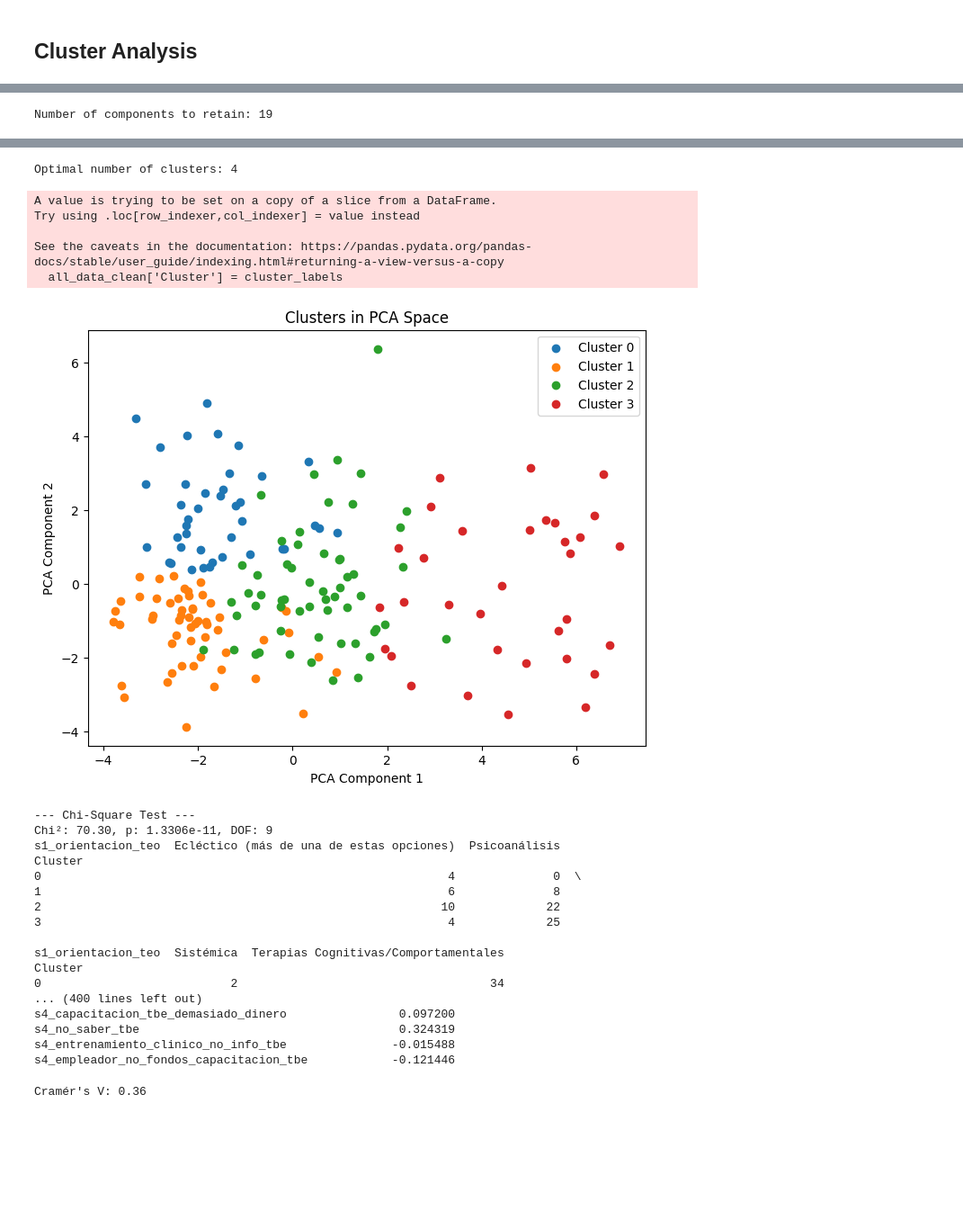
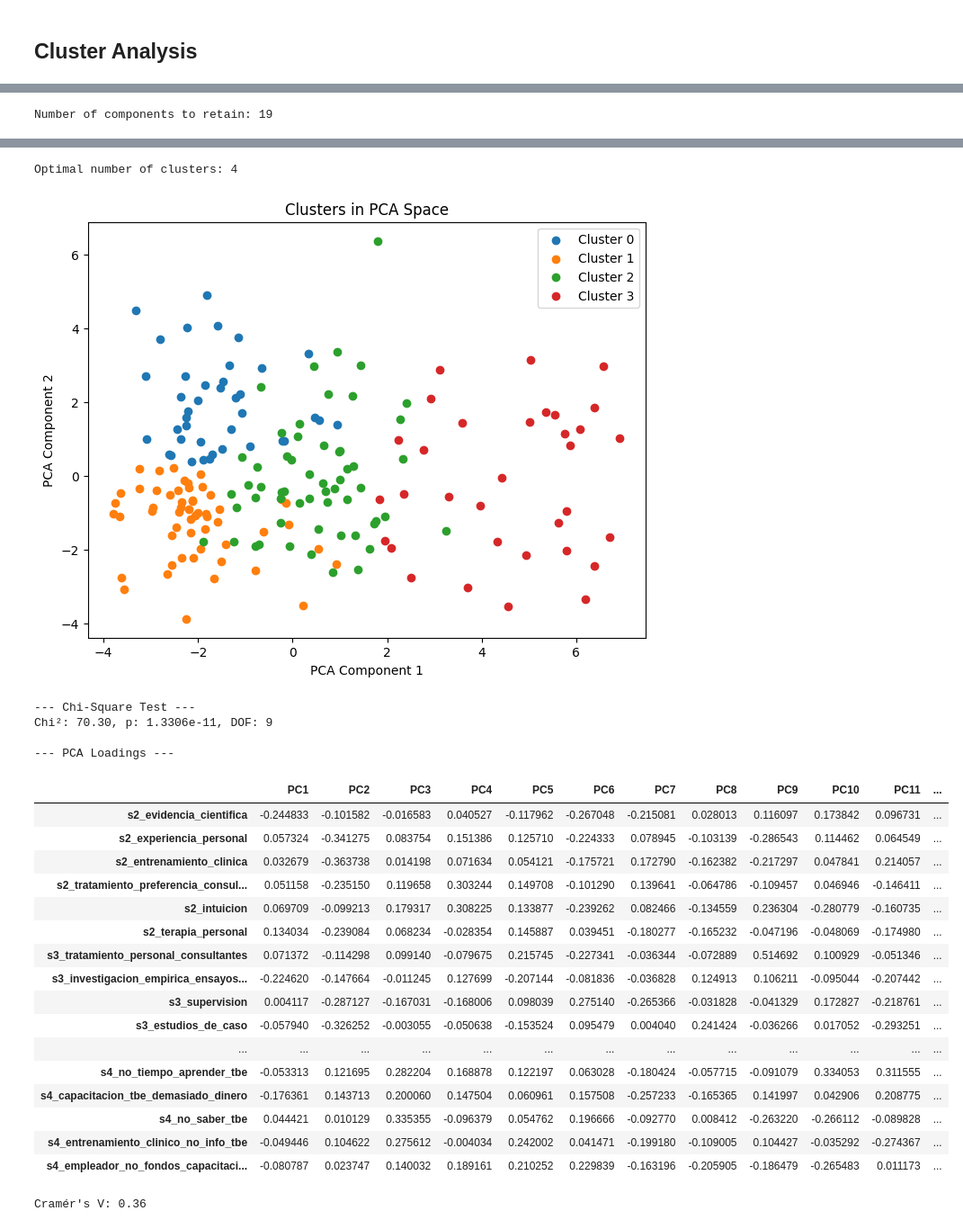
Before and after one commit to Nicobruno92/Psy_ResearchAttitudes, a Jupyter notebook: notebooks/analysis/cluster_analysis.ipynb, the cells around one changed output, grey strips where cells are left out. Shown at 90% size. Cells and saved outputs as stored; diff of their text form; code cells hidden in the pictures; blank space fills up the shorter version.

```diff
--- a/notebooks/analysis/cluster_analysis.ipynb
+++ b/notebooks/analysis/cluster_analysis.ipynb
@@ -76,6 +76,9 @@ target = all_data_clean['s1_orientacion_teo']
 from sklearn.preprocessing import StandardScaler
 from sklearn.metrics import silhouette_score
 from kneed import KneeLocator
+
+# Set random seed for reproducibility
+np.random.seed(42)
 
 # Standardize the features before PCA
 scaler = StandardScaler()
@@ -133,57 +136,56 @@ cluster_labels = kmeans.fit_predict(pca_reduced_data)
 all_data_clean['Cluster'] = cluster_labels
 
 # Visualize clusters in 2D PCA space
 plt.figure(figsize=(8, 6))
 for cluster in np.unique(cluster_labels):
     plt.scatter(pca_reduced_data[cluster_labels == cluster, 0],
                 pca_reduced_data[cluster_labels == cluster, 1],
                 label=f'Cluster {cluster}')
 plt.title('Clusters in PCA Space')
 plt.xlabel('PCA Component 1')
 plt.ylabel('PCA Component 2')
 plt.legend()
 plt.show()
 
 # Chi-Square Test
 cross_tab = pd.crosstab(all_data_clean['Cluster'], all_data_clean['s1_orientacion_teo'])
 chi2, p, dof, expected = chi2_contingency(cross_tab)
 print("\n--- Chi-Square Test ---")
 print(f"Chi²: {chi2:.2f}, p: {p:.4e}, DOF: {dof}")
-print(cross_tab)
+cross_tab
 
 # PCA Loadings
 loadings = pd.DataFrame(pca.components_.T, index=features.columns,
                         columns=[f'PC{i+1}' for i in range(n_components)])
 print("\n--- PCA Loadings ---")
-print(loadings)
+loadings
 # %% [output]
 [figure]
 Number of components to retain: 19
 [figure]
 Optimal number of clusters: 4
+[figure]
-A value is trying to be set on a copy of a slice from a DataFrame.
-Try using .loc[row_indexer,col_indexer] = value instead
+--- Chi-Square Test ---
+Chi²: 70.30, p: 1.3306e-11, DOF: 9
 
-See the caveats in the documentation: https://pandas.pydata.org/pandas-docs/stable/user_guide/indexing.html#returning-a-view-versus-a-copy
-  all_data_clean['Cluster'] = cluster_labels
+--- PCA Loadings ---
-[figure]
---- Chi-Square Test ---
-Chi²: 70.30, p: 1.3306e-11, DOF: 9
-s1_orientacion_teo  Ecléctico (más de una de estas opciones)  Psicoanálisis
-Cluster
-0                                                          4              0  \
-1                                                          6              8
-2                                                         10             22
-3                                                          4             25
-
-s1_orientacion_teo  Sistémica  Terapias Cognitivas/Comportamentales
-Cluster
-0                           2                                    34
-... (400 lines left out)
-s4_capacitacion_tbe_demasiado_dinero                0.097200
-s4_no_saber_tbe                                     0.324319
-s4_entrenamiento_clinico_no_info_tbe               -0.015488
-s4_empleador_no_fondos_capacitacion_tbe            -0.121446
+|  | PC1 | PC2 | PC3 | PC4 | PC5 | PC6 | PC7 | PC8 | PC9 | PC10 | PC11 | ... |
+| s2_evidencia_cientifica | -0.244833 | -0.101582 | -0.016583 | 0.040527 | -0.117962 | -0.267048 | -0.215081 | 0.028013 | 0.116097 | 0.173842 | 0.096731 | ... |
+| s2_experiencia_personal | 0.057324 | -0.341275 | 0.083754 | 0.151386 | 0.125710 | -0.224333 | 0.078945 | -0.103139 | -0.286543 | 0.114462 | 0.064549 | ... |
+| s2_entrenamiento_clinica | 0.032679 | -0.363738 | 0.014198 | 0.071634 | 0.054121 | -0.175721 | 0.172790 | -0.162382 | -0.217297 | 0.047841 | 0.214057 | ... |
+| s2_tratamiento_preferencia_consul... | 0.051158 | -0.235150 | 0.119658 | 0.303244 | 0.149708 | -0.101290 | 0.139641 | -0.064786 | -0.109457 | 0.046946 | -0.146411 | ... |
+| s2_intuicion | 0.069709 | -0.099213 | 0.179317 | 0.308225 | 0.133877 | -0.239262 | 0.082466 | -0.134559 | 0.236304 | -0.280779 | -0.160735 | ... |
+| s2_terapia_personal | 0.134034 | -0.239084 | 0.068234 | -0.028354 | 0.145887 | 0.039451 | -0.180277 | -0.165232 | -0.047196 | -0.048069 | -0.174980 | ... |
+| s3_tratamiento_personal_consultantes | 0.071372 | -0.114298 | 0.099140 | -0.079675 | 0.215745 | -0.227341 | -0.036344 | -0.072889 | 0.514692 | 0.100929 | -0.051346 | ... |
+| s3_investigacion_empirica_ensayos... | -0.224620 | -0.147664 | -0.011245 | 0.127699 | -0.207144 | -0.081836 | -0.036828 | 0.124913 | 0.106211 | -0.095044 | -0.207442 | ... |
+| s3_supervision | 0.004117 | -0.287127 | -0.167031 | -0.168006 | 0.098039 | 0.275140 | -0.265366 | -0.031828 | -0.041329 | 0.172827 | -0.218761 | ... |
+| s3_estudios_de_caso | -0.057940 | -0.326252 | -0.003055 | -0.050638 | -0.153524 | 0.095479 | 0.004040 | 0.241424 | -0.036266 | 0.017052 | -0.293251 | ... |
+| ... | ... | ... | ... | ... | ... | ... | ... | ... | ... | ... | ... | ... |
+| s4_no_tiempo_aprender_tbe | -0.053313 | 0.121695 | 0.282204 | 0.168878 | 0.122197 | 0.063028 | -0.180424 | -0.057715 | -0.091079 | 0.334053 | 0.311555 | ... |
+| s4_capacitacion_tbe_demasiado_dinero | -0.176361 | 0.143713 | 0.200060 | 0.147504 | 0.060961 | 0.157508 | -0.257233 | -0.165365 | 0.141997 | 0.042906 | 0.208775 | ... |
+| s4_no_saber_tbe | 0.044421 | 0.010129 | 0.335355 | -0.096379 | 0.054762 | 0.196666 | -0.092770 | 0.008412 | -0.263220 | -0.266112 | -0.089828 | ... |
+| s4_entrenamiento_clinico_no_info_tbe | -0.049446 | 0.104622 | 0.275612 | -0.004034 | 0.242002 | 0.041471 | -0.199180 | -0.109005 | 0.104427 | -0.035292 | -0.274367 | ... |
+| s4_empleador_no_fondos_capacitaci... | -0.080787 | 0.023747 | 0.140032 | 0.189161 | 0.210252 | 0.229839 | -0.163196 | -0.205905 | -0.186479 | -0.265483 | 0.011173 | ... |
 # %%
 import numpy as np
 n = cross_tab.values.sum()  # Total number of observations
```
Also changed, not shown: parts of 3 cells of this notebook, 2 other files.
